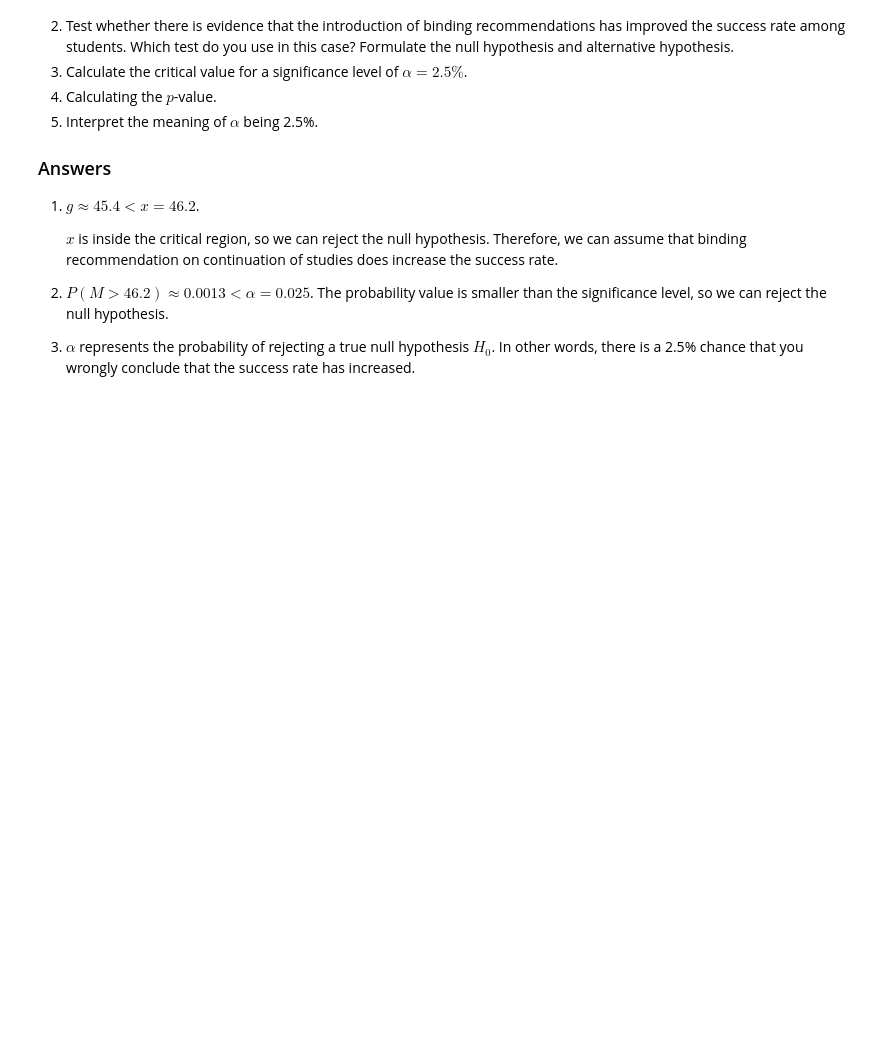
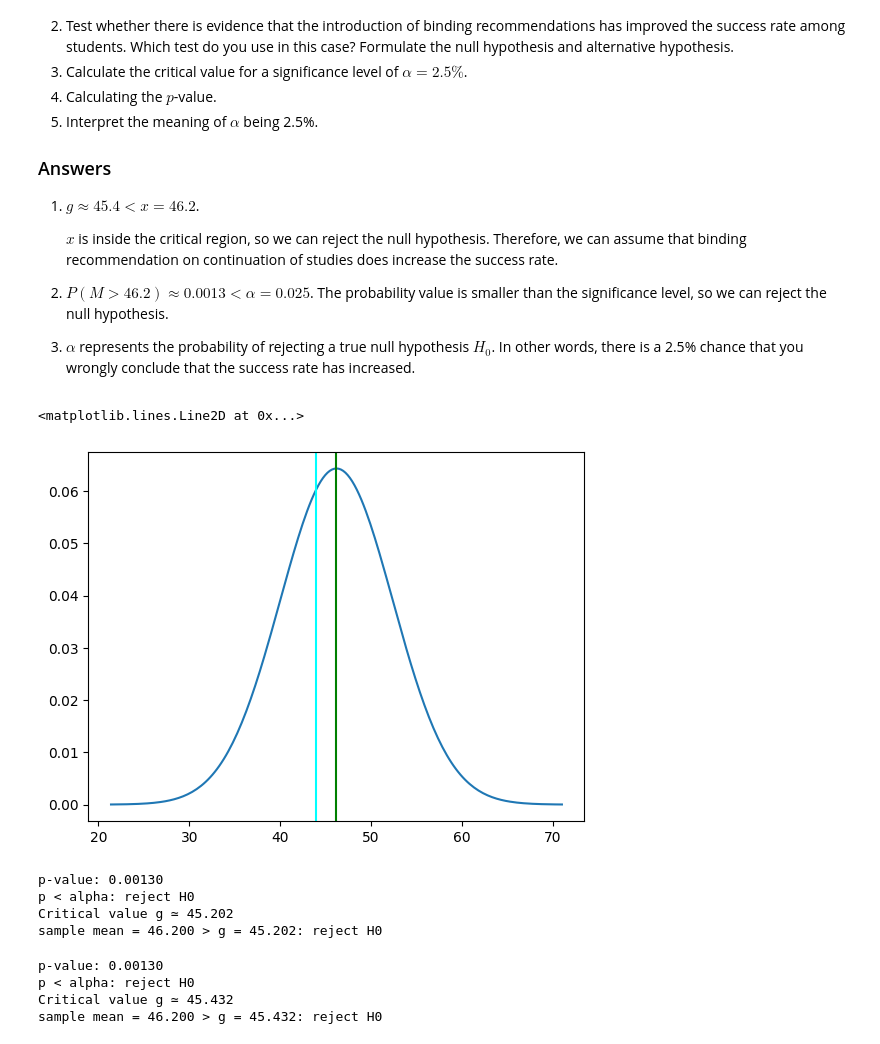
Before and after one commit to nealjoos/dsai-labs, a Jupyter notebook: 3-central-limit-testing/lab-3.04-hypothesis-testing.ipynb, the cells around one changed output. Drawn from its saved outputs; the diff is of its cells as text; code cells hidden in the pictures; blank space fills up the shorter version.

```diff
--- a/3-central-limit-testing/lab-3.04-hypothesis-testing.ipynb
+++ b/3-central-limit-testing/lab-3.04-hypothesis-testing.ipynb
@@ -184,3 +279,71 @@ It is being said that introducing a “binding recommendation on continuation of
 
 2. $P(M > 46.2) \approx 0.0013 < \alpha = 0.025$. The probability value is smaller than the significance level, so we can reject the null hypothesis.
 3. $\alpha$ represents the probability of rejecting a true null hypothesis $H_0$. In other words, there is a 2.5% chance that you wrongly conclude that the success rate has increased.
+# %%
+mu = 44
+sigma = 6.2
+mu_sample = 46.2
+n = 72
+
+# 1
+x = np.linspace(mu_sample - 4 * sigma, mu_sample + 4 * sigma, num=201)
+y = stats.norm.pdf(x, mu_sample, sigma)
+plt.plot(x, y)
+plt.axvline(mu, color="cyan")
+plt.axvline(mu_sample, color="green")
+# %% [output]
+<matplotlib.lines.Line2D at 0x...>
+[figure, added]
+# %%
+# 2
+# H0: there is no significant difference in the number of completed credits per student per year
+#       µs = uµ
+# H1: there is a significant difference in the number of completed credits per student per year
+#       µs > µ
+# right tailed test
+# using p value
+alpha = 0.05  # Significance level chosen by the researcher
+p = stats.norm.sf(mu_sample, loc=mu, scale=sigma / np.sqrt(n))
+
+print("p-value: %.5f" % p)
+if p < alpha:
+    print("p < alpha: reject H0")
+else:
+    print("p > alpha: do not reject H0")
+
+# Critical value according to the formula:
+#    g = mu + stats.norm.isf(alpha) * sigma / np.sqrt(n)
+# Making use of the loc/scale parameters of isf:
+g = stats.norm.isf(alpha, loc=mu, scale=sigma / np.sqrt(n))
+print("Critical value g ≃ %.3f" % g)
+if mu_sample < g:
+    print("sample mean = %.3f < g = %.3f: do not reject H0" % (mu_sample, g))
+else:
+    print("sample mean = %.3f > g = %.3f: reject H0" % (mu_sample, g))
+# %% [output]
+p-value: 0.00130
+p < alpha: reject H0
+Critical value g ≃ 45.202
+sample mean = 46.200 > g = 45.202: reject H0
+# %%
+alpha = 0.025
+
+p = stats.norm.sf(mu_sample, loc=mu, scale=sigma / np.sqrt(n))
+
+print("p-value: %.5f" % p)
+if p < alpha:
+    print("p < alpha: reject H0")
+else:
+    print("p > alpha: do not reject H0")
+
+g = stats.norm.isf(alpha, loc=mu, scale=sigma / np.sqrt(n))
+print("Critical value g ≃ %.3f" % g)
+if mu_sample < g:
+    print("sample mean = %.3f < g = %.3f: do not reject H0" % (mu_sample, g))
+else:
+    print("sample mean = %.3f > g = %.3f: reject H0" % (mu_sample, g))
+# %% [output]
+p-value: 0.00130
+p < alpha: reject H0
+Critical value g ≃ 45.432
+sample mean = 46.200 > g = 45.432: reject H0
```
Also changed, not shown: parts of 4 cells of this notebook, 12 other files.
